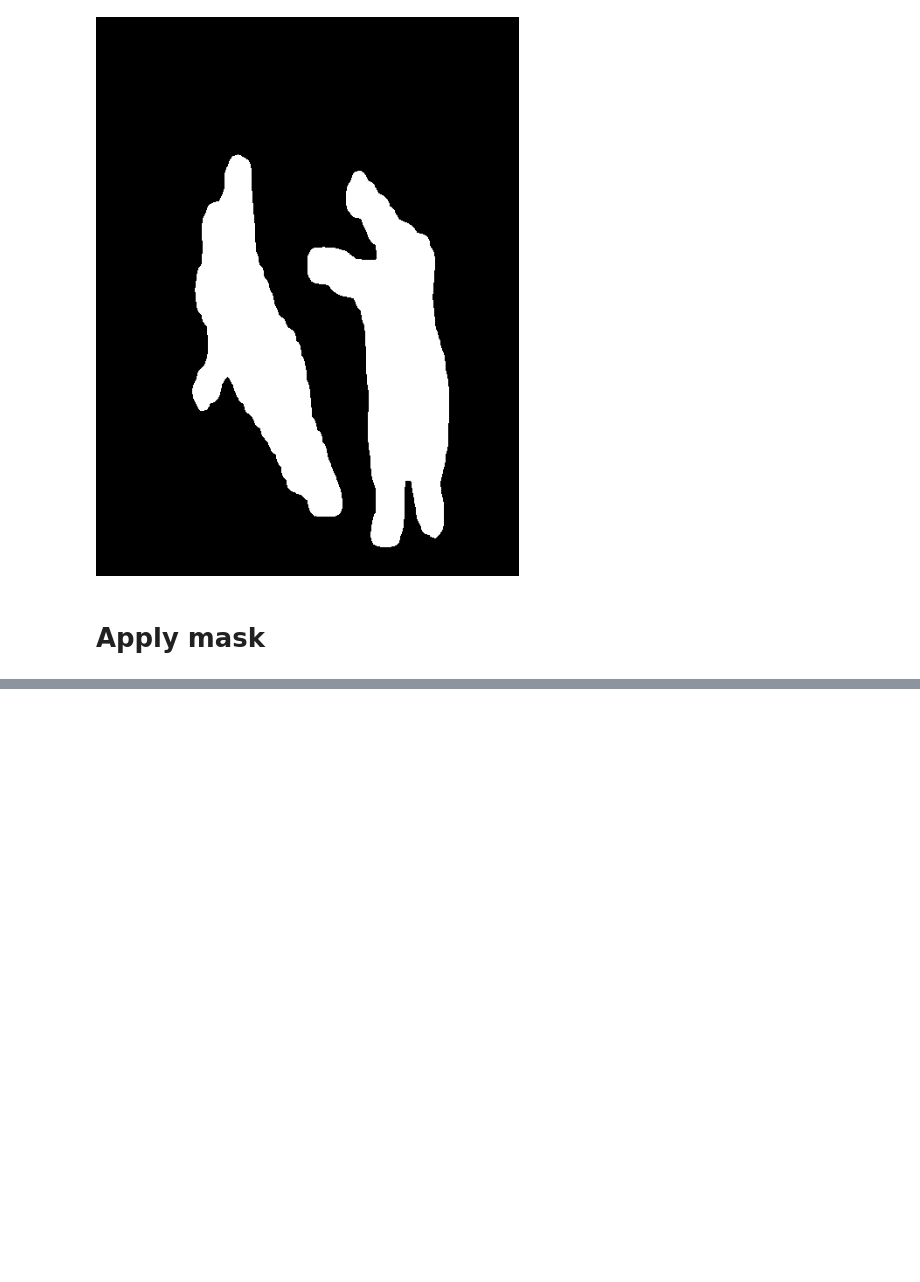
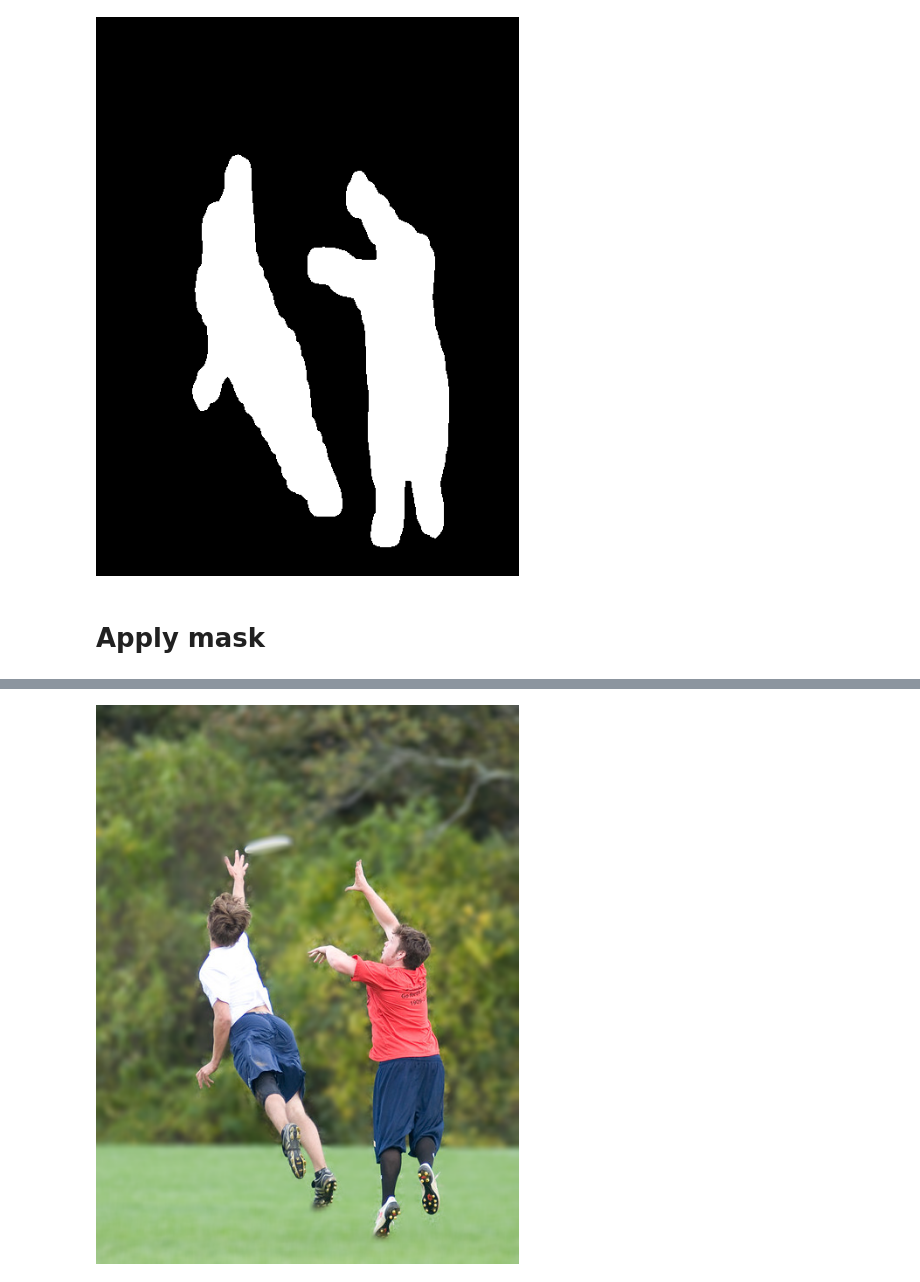
Before and after one commit to bwosh/InCognitiveWro2019, a Jupyter notebook: notebook.ipynb, the cells around one changed output, grey strips where cells are left out. Drawn from its saved outputs; the diff is of its cells as text; code cells hidden in the pictures; blank space fills up the shorter version.

```diff
--- a/notebook.ipynb
+++ b/notebook.ipynb
@@ -148,0 +164,12 @@ img_final
+# %%
+# Mix image with noise depending on mask
+img_orig = np.array(img)
+img_mask = np.array(mask_img)
+img_mask = cv2.blur(img_mask, (9,9))
+img_blur = cv2.blur(img_orig, (9,9))
+
+img_final = ((img_mask/255) * img_orig + (1-img_mask/255) * img_blur).astype('uint8')
+img_final = Image.fromarray(img_final)
+img_final
+# %% [output]
+[figure, added]
```
Also changed, not shown: parts of 5 cells of this notebook.
